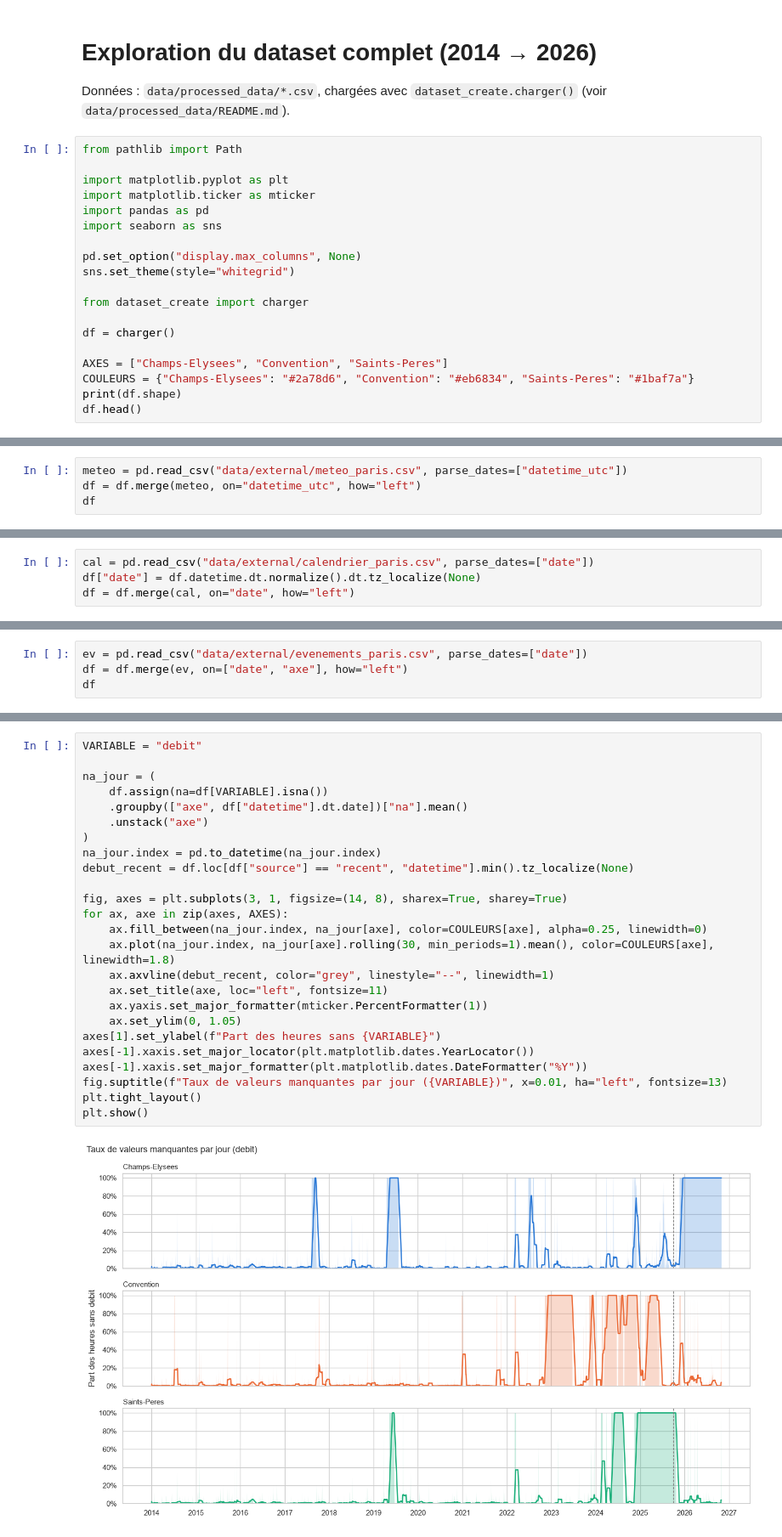
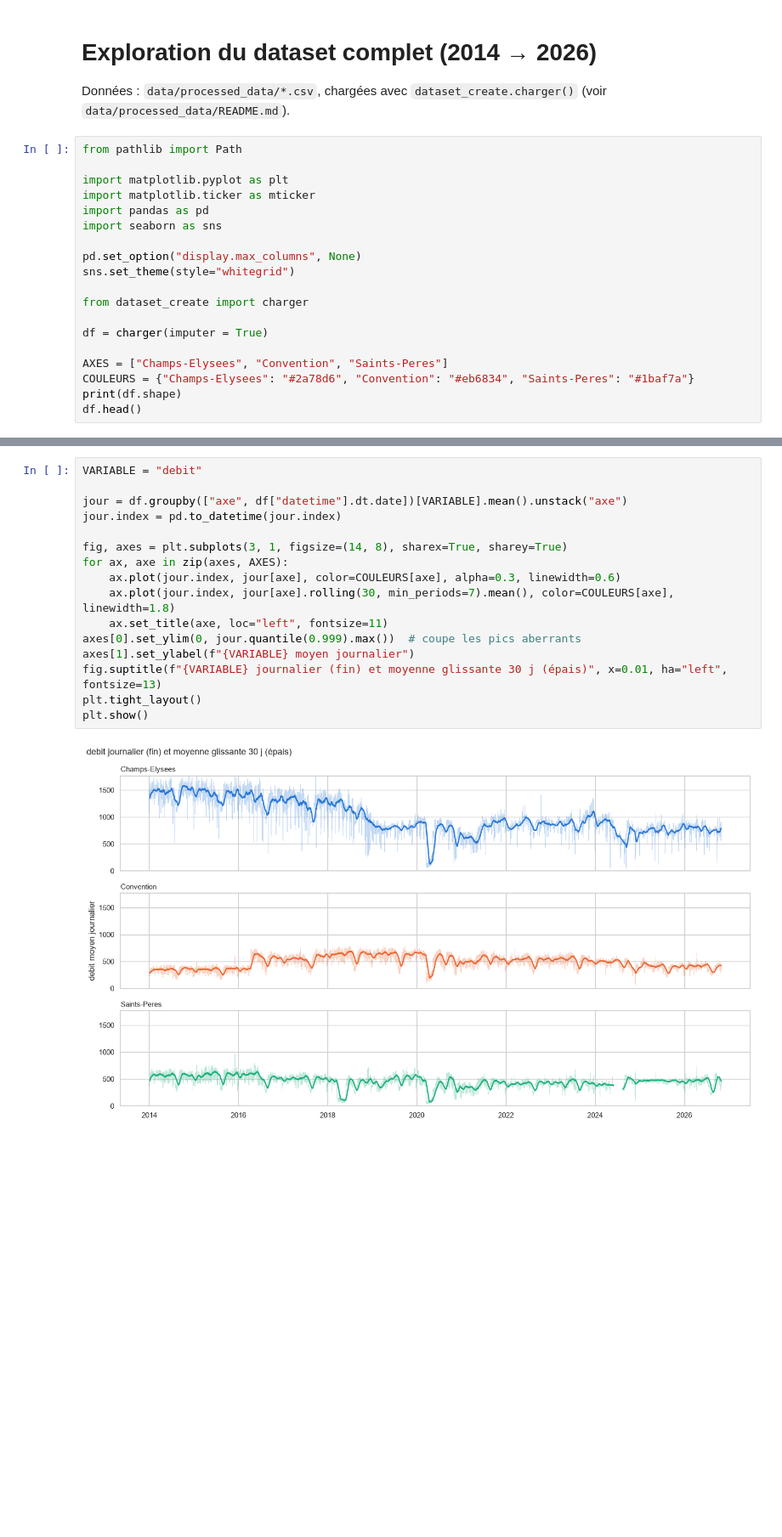
Before and after one commit to ElouanBontron/datathon_bgcx, a Jupyter notebook: data_explo.ipynb, the cells around one changed output, grey strips where cells are left out. Shown at 85% size. Drawn from its saved outputs; the diff is of its cells as text; blank space fills up the shorter version.

```diff
--- a/data_explo.ipynb
+++ b/data_explo.ipynb
@@ -15,7 +15,7 @@ sns.set_theme(style="whitegrid")
 
 from dataset_create import charger
 
-df = charger()
+df = charger(imputer = True)
 
 AXES = ["Champs-Elysees", "Convention", "Saints-Peres"]
 COULEURS = {"Champs-Elysees": "#2a78d6", "Convention": "#eb6834", "Saints-Peres": "#1baf7a"}
@@ -32,4 +31,0 @@ df.head()
-# %%
-meteo = pd.read_csv("data/external/meteo_paris.csv", parse_dates=["datetime_utc"])
-df = df.merge(meteo, on="datetime_utc", how="left")
-df
@@ -50,4 +31,0 @@ df
-# %%
-cal = pd.read_csv("data/external/calendrier_paris.csv", parse_dates=["date"])
-df["date"] = df.datetime.dt.normalize().dt.tz_localize(None)
-df = df.merge(cal, on="date", how="left")
@@ -70,4 +31,0 @@ df
-# %%
-ev = pd.read_csv("data/external/evenements_paris.csv", parse_dates=["date"])
-df = df.merge(ev, on=["date", "axe"], how="left")
-df
@@ -93,27 +32,18 @@ La ligne pointillée marque le passage de `old_data` aux données récentes du c
 # %%
 VARIABLE = "debit"
 
-na_jour = (
-    df.assign(na=df[VARIABLE].isna())
-    .groupby(["axe", df["datetime"].dt.date])["na"].mean()
-    .unstack("axe")
-)
-na_jour.index = pd.to_datetime(na_jour.index)
-debut_recent = df.loc[df["source"] == "recent", "datetime"].min().tz_localize(None)
+jour = df.groupby(["axe", df["datetime"].dt.date])[VARIABLE].mean().unstack("axe")
+jour.index = pd.to_datetime(jour.index)
 
 fig, axes = plt.subplots(3, 1, figsize=(14, 8), sharex=True, sharey=True)
 for ax, axe in zip(axes, AXES):
-    ax.fill_between(na_jour.index, na_jour[axe], color=COULEURS[axe], alpha=0.25, linewidth=0)
-    ax.plot(na_jour.index, na_jour[axe].rolling(30, min_periods=1).mean(), color=COULEURS[axe], linewidth=1.8)
-    ax.axvline(debut_recent, color="grey", linestyle="--", linewidth=1)
+    ax.plot(jour.index, jour[axe], color=COULEURS[axe], alpha=0.3, linewidth=0.6)
+    ax.plot(jour.index, jour[axe].rolling(30, min_periods=7).mean(), color=COULEURS[axe], linewidth=1.8)
     ax.set_title(axe, loc="left", fontsize=11)
-    ax.yaxis.set_major_formatter(mticker.PercentFormatter(1))
-    ax.set_ylim(0, 1.05)
-axes[1].set_ylabel(f"Part des heures sans {VARIABLE}")
-axes[-1].xaxis.set_major_locator(plt.matplotlib.dates.YearLocator())
-axes[-1].xaxis.set_major_formatter(plt.matplotlib.dates.DateFormatter("%Y"))
-fig.suptitle(f"Taux de valeurs manquantes par jour ({VARIABLE})", x=0.01, ha="left", fontsize=13)
+axes[0].set_ylim(0, jour.quantile(0.999).max())  # coupe les pics aberrants
+axes[1].set_ylabel(f"{VARIABLE} moyen journalier")
+fig.suptitle(f"{VARIABLE} journalier (fin) et moyenne glissante 30 j (épais)", x=0.01, ha="left", fontsize=13)
 plt.tight_layout()
 plt.show()
 # %% [output]
-[figure, old version]
+[figure, new version]
```
Also changed, not shown: parts of 12 cells of this notebook, 9 other files.
